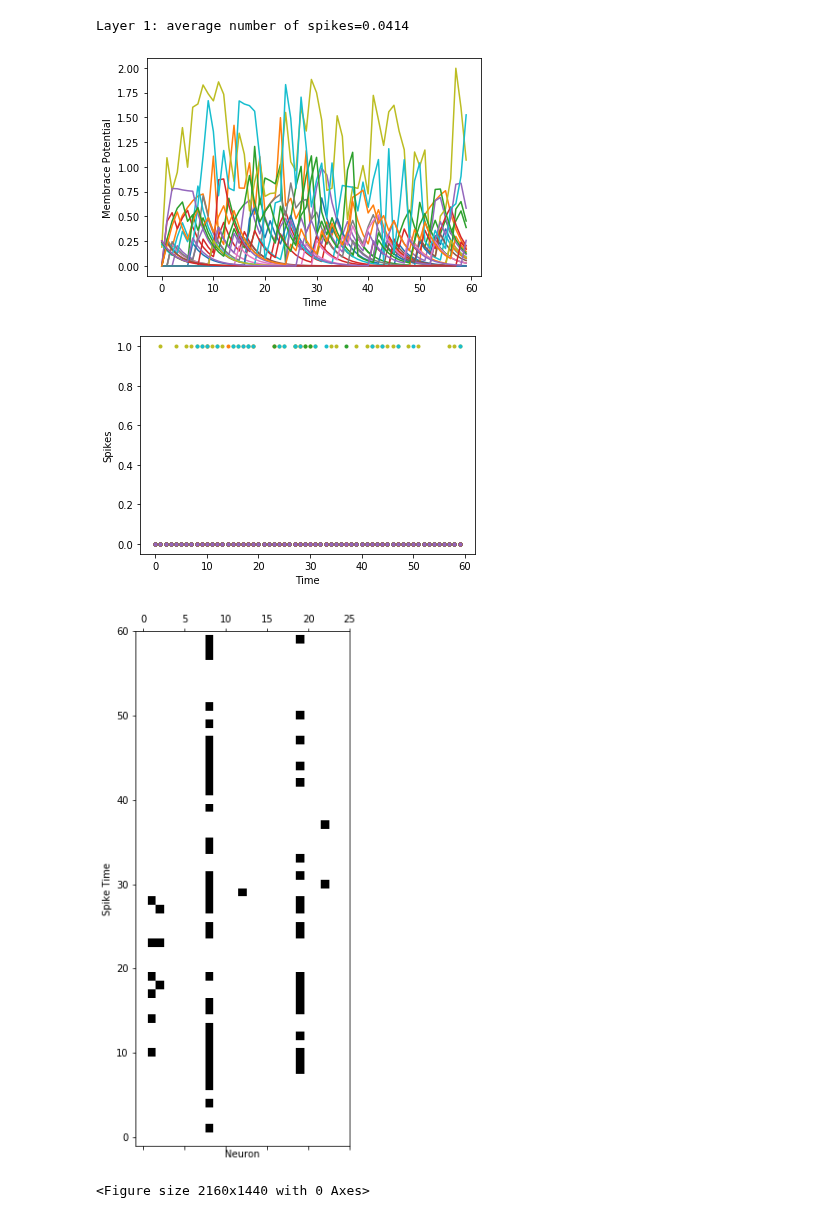
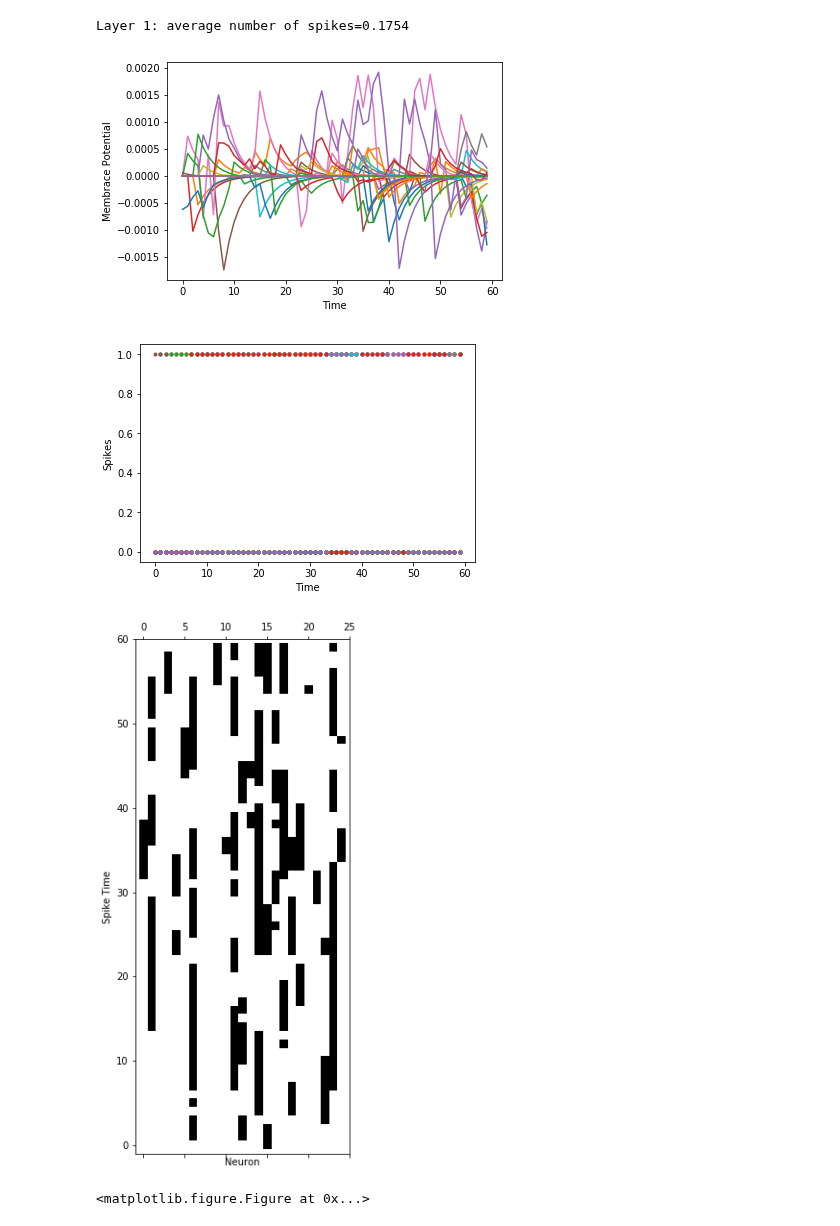
Before and after one commit to ArefMq/action-recognition-via-snn, a Jupyter notebook: S-CNN-DVS.ipynb, the cells around one changed output. Drawn from its saved outputs; the diff is of its cells as text; code cells hidden in the pictures.

```diff
--- a/S-CNN-DVS.ipynb
+++ b/S-CNN-DVS.ipynb
@@ -2,6 +2,11 @@
 import numpy as np
 import torch
 import matplotlib.pyplot as plt
+# %%
+# import matplotlib
+# matplotlib.use('Agg')
+# import matplotlib.pyplot as plt
+SAVE_PLOTS = False
 # %%
 from utils import plot_spikes_in_time, print_and_plot_accuracy_metrics, plot_metrics
 from scnn import SNN
@@ -228,11 +152,11 @@ network = SNN(device=device, dtype=dtype)
 network.time_expector = time_expector
 
 
-tau_mem = 10e-3
-tau_syn = 5e-3
-time_step = 1e-3
-beta = float(np.exp(-time_step / tau_mem))
-weight_scale = 7*(1.0 - beta)
+# tau_mem = 10e-3
+# tau_syn = 5e-3
+# time_step = 1e-3
+# beta = float(np.exp(-time_step / tau_mem))
+# weight_scale = 7*(1.0 - beta) # =.6
 
 # network.add_dense(
 #     input_shape=(64,64),
@@ -241,7 +165,7 @@ weight_scale = 7*(1.0 - beta)
 #     w_init_std=weight_scale
 # )
 
-network.add_layer(MyConv3D, #conv3d(
+network.add_conv3d(
     input_shape=(64,64),
 
     output_channels=128,
@@ -249,27 +173,25 @@ network.add_layer(MyConv3D, #conv3d(
     dilation=(1,1,1),
     lateral_connections=False,
 
-    w_init_mean=0.8,
-    w_init_std=0.16
+    w_init_mean=0.00,
+    w_init_std=0.005
 )
-
 # network.add_pool2d(kernel_size=(4,4))
 
 # network.add_dense(
 #     output_shape=128,
 #     w_init_mean=0.0,
-#     w_init_std=weight_scale
+#     w_init_std=0.6
 # #     lateral_connections=True
 # )
 
-network.add_readout(output_shape=12,
-                    time_reduction="mean" # mean or max
+network.add_readout(
+    output_shape=12,
+    time_reduction="max",
+
+    w_init_mean=0.0,
+    w_init_std=0.5
 )
-
-# for i in range(3):
-#     for j in range(3):
-#         network.layers[1].w[0, 0, 0, i, j] = 1./3. if i == j else 0.
-
 
 network.compile()
 network = network.to(network.device, network.dtype) # FIXME: this is a bug, fix it!
@@ -379,9 +198,9 @@ network = network.to(network.device, network.dtype) # FIXME: this is a bug, fix
 # %%
-plot_one_batch(network)
-# print_and_plot_accuracy_metrics(network, load_data('acc_train'), load_data('acc_test'))
+plot_one_batch(network, save_plots=SAVE_PLOTS)
+# print_and_plot_accuracy_metrics(network, load_data('acc_train'), load_data('acc_test'), save_plots=SAVE_PLOTS)
 # %% [output]
-Layer 1: average number of spikes=0.0414
+Layer 1: average number of spikes=0.1754
-[figure, old version]
+[figure, new version]
-[figure, old version]
+[figure, new version]
-[figure, old version]
+[figure, new version]
-<Figure size 2160x1440 with 0 Axes>
+<matplotlib.figure.Figure at 0x...>
```
Also changed, not shown: parts of 12 cells of this notebook, 4 other files.
